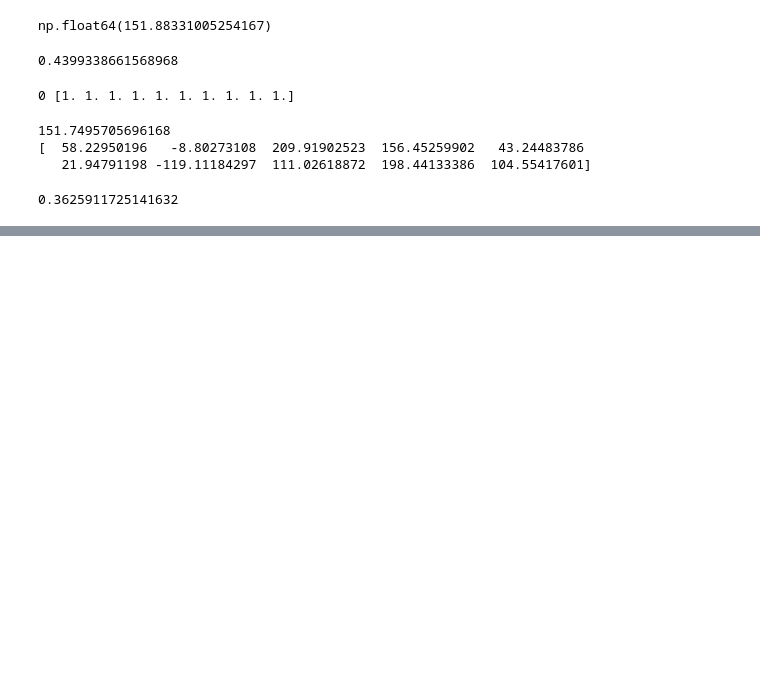
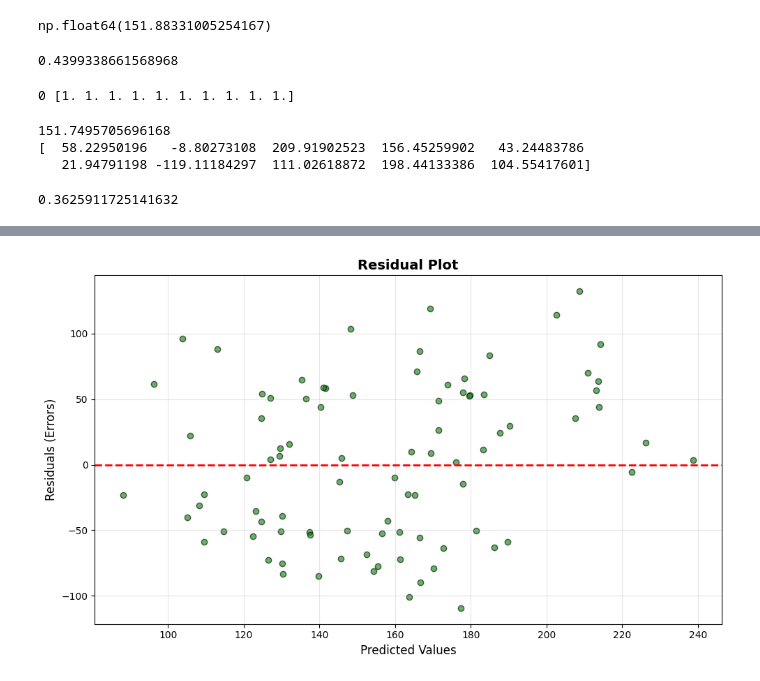
Before and after one commit to tarunpuniya287-del/Machine-Learning, a Jupyter notebook: Gradient Descent/batch.ipynb, the cells around one changed output, grey strips where cells are left out. Cells and saved outputs as stored; diff of their text form; code cells hidden in the pictures; blank space fills up the shorter version.

```diff
--- a/Gradient Descent/batch.ipynb
+++ b/Gradient Descent/batch.ipynb
@@ -83,0 +96,13 @@ r2_score(y_test,y_pred)
+# %%
+residuals = y_test - y_pred
+plt.figure(figsize=(10, 6))
+plt.scatter(y_pred, residuals, alpha=0.6, color='green', edgecolors='k')
+plt.axhline(y=0, color='r', linestyle='--', linewidth=2)
+plt.xlabel('Predicted Values', fontsize=12)
+plt.ylabel('Residuals (Errors)', fontsize=12)
+plt.title('Residual Plot', fontsize=14, fontweight='bold')
+plt.grid(True, alpha=0.3)
+plt.tight_layout()
+plt.show()
+# %% [output]
+[figure, added]
```
Also changed, not shown: parts of 5 cells of this notebook.
